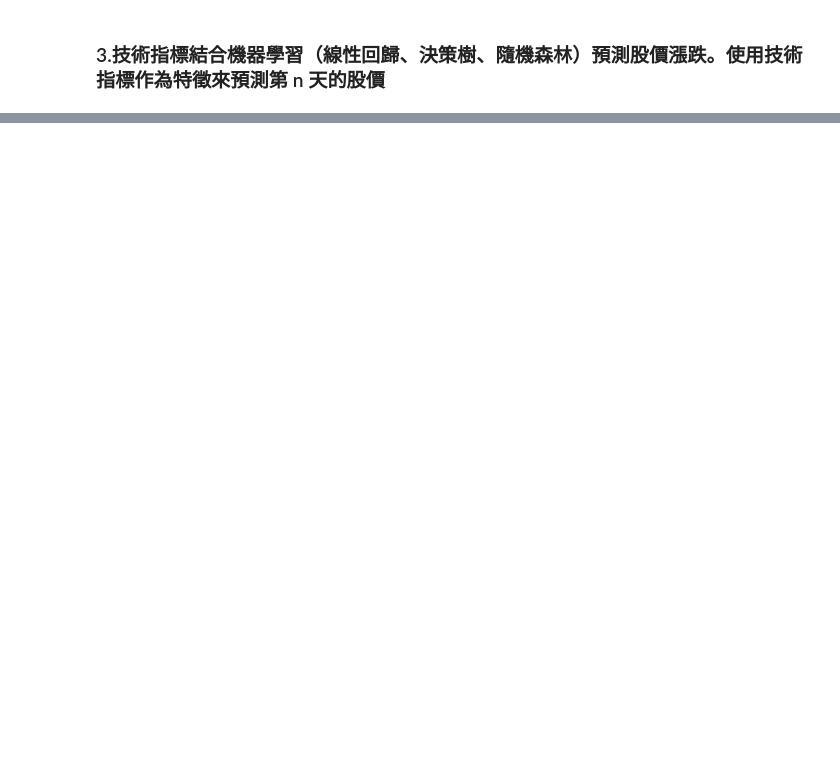
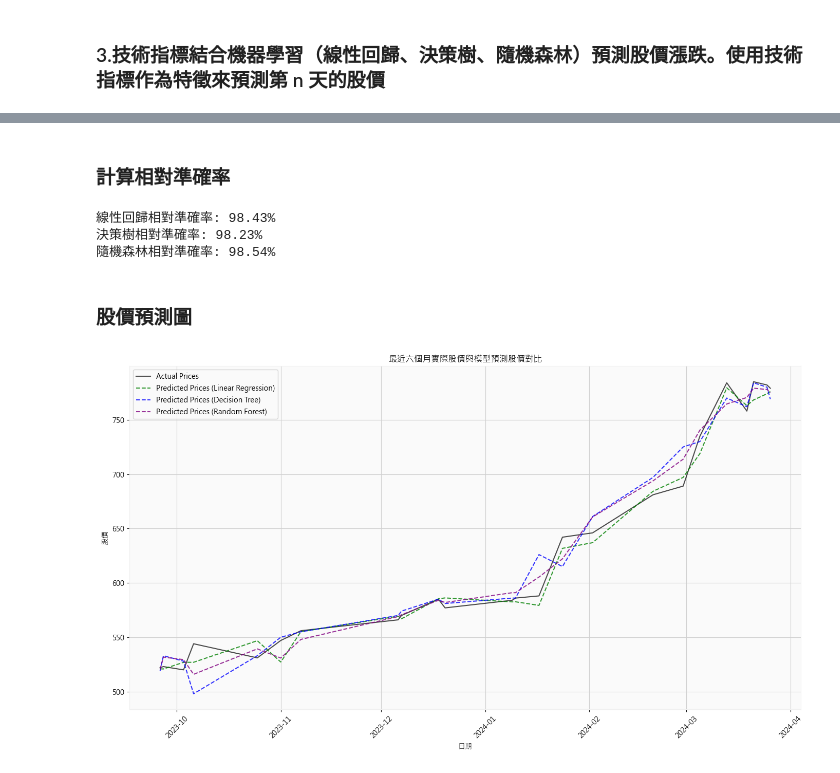
Before and after one commit to martinhsieh586/-, a Jupyter notebook: ch2.ipynb, the cells around one changed output, grey strips where cells are left out. Saved outputs shown, nothing was run; the diff lists cells and outputs as text; code cells hidden in the pictures; blank space fills up the shorter version.

```diff
--- a/ch2.ipynb
+++ b/ch2.ipynb
@@ -273,0 +196,69 @@ plt.show()
+# %% [markdown]
+### 計算相對準確率
+# %%
+# 計算相對準確率（1 - MAPE）
+mape_lr = mean_absolute_percentage_error(y_test, y_pred_lr)
+mape_tree = mean_absolute_percentage_error(y_test, y_pred_tree)
+mape_forest = mean_absolute_percentage_error(y_test, y_pred_forest)
+
+accuracy_lr = 1 - mape_lr
+accuracy_tree = 1 - mape_tree
+accuracy_forest = 1 - mape_forest
+
+print(f"線性回歸相對準確率: {accuracy_lr * 100:.2f}%")
+print(f"決策樹相對準確率: {accuracy_tree * 100:.2f}%")
+print(f"隨機森林相對準確率: {accuracy_forest * 100:.2f}%")
+# %% [output]
+線性回歸相對準確率: 98.43%
+決策樹相對準確率: 98.23%
+隨機森林相對準確率: 98.54%
+# %% [markdown]
+### 股價預測圖
+# %%
+# 只取最近六個月的回測結果
+dates = y_test.index  # 測試集對應的日期
+six_months_ago = dates.max() - pd.DateOffset(months=6)  # 六個月前的日期
+recent_six_months = dates[dates >= six_months_ago]  # 取出最近六個月的日期範圍
+
+# 只顯示最近六個月的實際股價和預測股價
+y_test_recent = y_test.loc[recent_six_months]
+y_pred_lr_recent = pd.Series(y_pred_lr, index=y_test.index).loc[recent_six_months]
+y_pred_tree_recent = pd.Series(y_pred_tree, index=y_test.index).loc[recent_six_months]
+y_pred_forest_recent = pd.Series(y_pred_forest, index=y_test.index).loc[recent_six_months]
+
+# 確保索引按時間順序排列
+y_test_recent = y_test_recent.sort_index()
+y_pred_lr_recent = y_pred_lr_recent.sort_index()
+y_pred_tree_recent = y_pred_tree_recent.sort_index()
+y_pred_forest_recent = y_pred_forest_recent.sort_index()
+
+# 繪製最近六個月的預測結果與實際股價對比
+plt.figure(figsize=(14, 8))
+
+# 繪製實際股價曲線
+plt.plot(y_test_recent.index, y_test_recent, label='Actual Prices', color='black', alpha=0.7)
+
+# 繪製線性回歸預測結果
+plt.plot(y_pred_lr_recent.index, y_pred_lr_recent, label='Predicted Prices (Linear Regression)', color='green', linestyle='--', alpha=0.8)
+
+# 繪製決策樹預測結果
+plt.plot(y_pred_tree_recent.index, y_pred_tree_recent, label='Predicted Prices (Decision Tree)', color='blue', linestyle='--', alpha=0.8)
+
+# 繪製隨機森林預測結果
+plt.plot(y_pred_forest_recent.index, y_pred_forest_recent, label='Predicted Prices (Random Forest)', color='purple', linestyle='--', alpha=0.8)
+
+# 添加圖例和標題
+plt.title('最近六個月實際股價與模型預測股價對比')
+plt.xlabel('日期')
+plt.ylabel('股價')
+plt.xticks(rotation=45)
+plt.legend()
+plt.tight_layout()
+
+# 保存圖表到 PNG 文件
+plt.savefig('stock_pred_6.png')
+
+# 顯示圖表
+plt.show()
+# %% [output]
+[figure, added]
```
Also changed, not shown: parts of 9 cells of this notebook.
